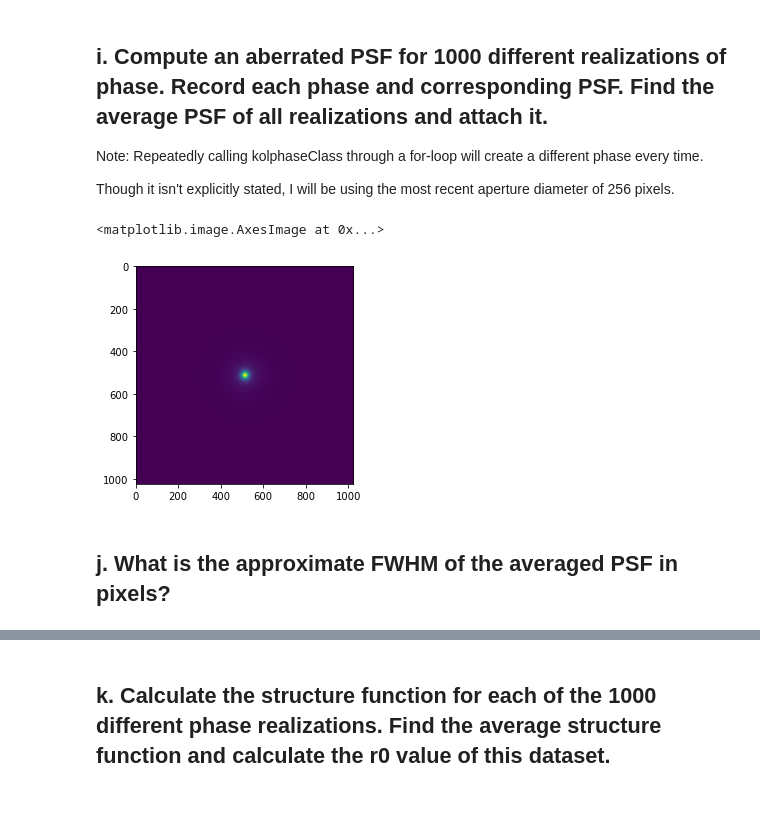
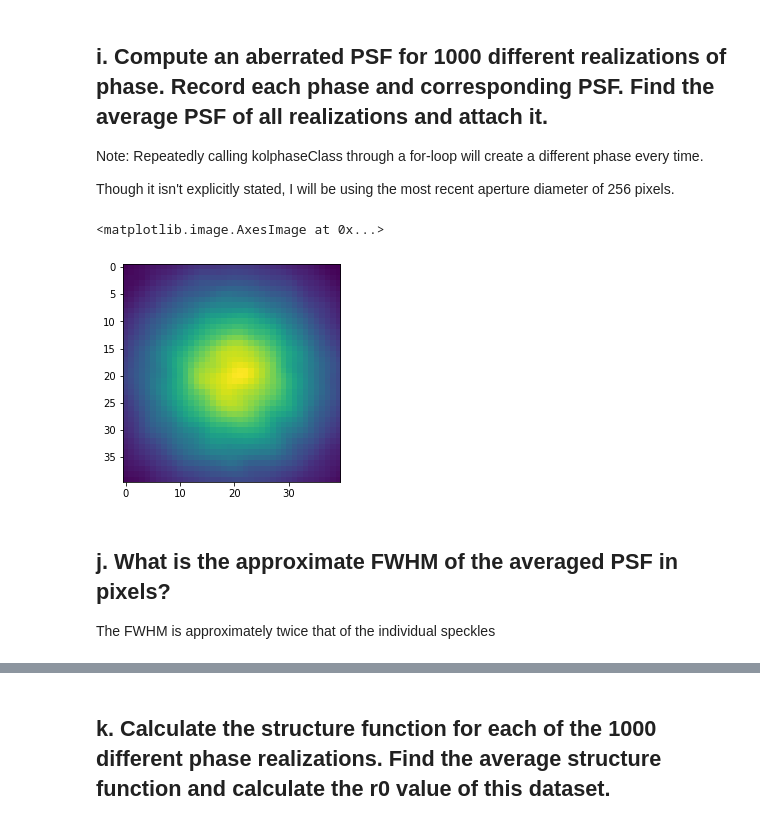
Before and after one commit to trentjbrendel/OPTI-528, a Jupyter notebook: Homework1_JNA.ipynb, the cells around one changed output, grey strips where cells are left out. Saved outputs shown, nothing was run; the diff lists cells and outputs as text; code cells hidden in the pictures.

```diff
--- a/Homework1_JNA.ipynb
+++ b/Homework1_JNA.ipynb
@@ -436,19 +520,21 @@ Though it isn't explicitly stated, I will be using the most recent aperture diam
 # %%
 ntrials = 1000
 ap = np.zeros([npix,npix],dtype='complex')
 Pcirc = circ(ap,256)
 
-#psf_box = np.zeros([npix,npix],dtype='complex') # pre-allocate an array to toss the psfs in
+psf_box = np.zeros([npix,npix],dtype='complex') # pre-allocate an array to toss the psfs in
 
 for psfind in range(ntrials):
     phi = kolphaseClass(npix)
     PSF = FTnorm(Pcirc*np.exp(1j*phi))
     psf_box = PSF + psf_box
 
-
-plt.imshow(np.real(psf_box/ntrials))
+psf_abb = np.real(psf_box/ntrials)
+plt.imshow(psf_abb[512-20:512+20,512-20:512+20])
 # %% [output]
 <matplotlib.image.AxesImage at 0x...>
-[figure, old version]
+[figure, new version]
 # %% [markdown]
 ## j.	What is the approximate FWHM of the averaged PSF in pixels?
+
+The FWHM is approximately twice that of the individual speckles
```
Also changed, not shown: parts of 16 cells of this notebook.
